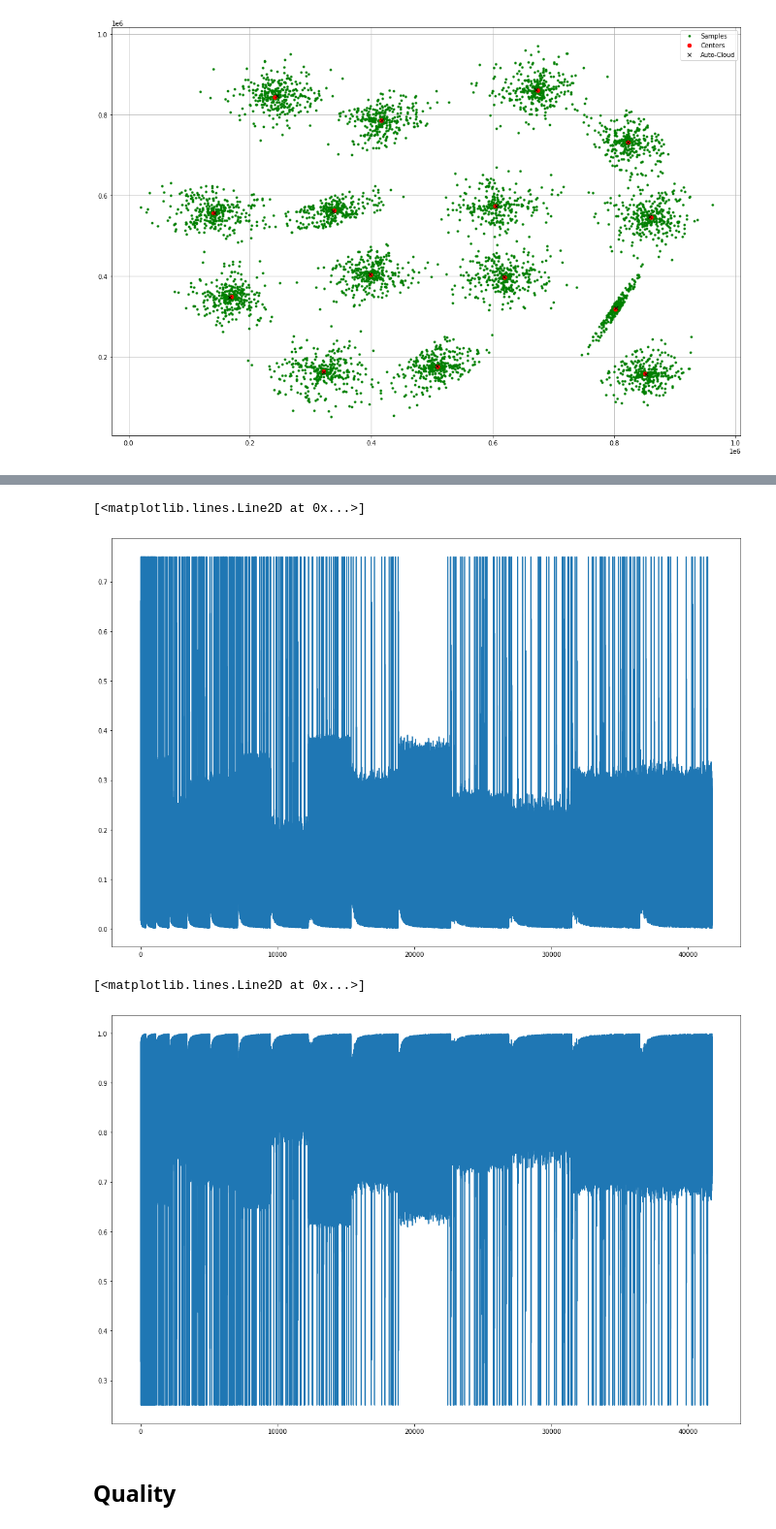
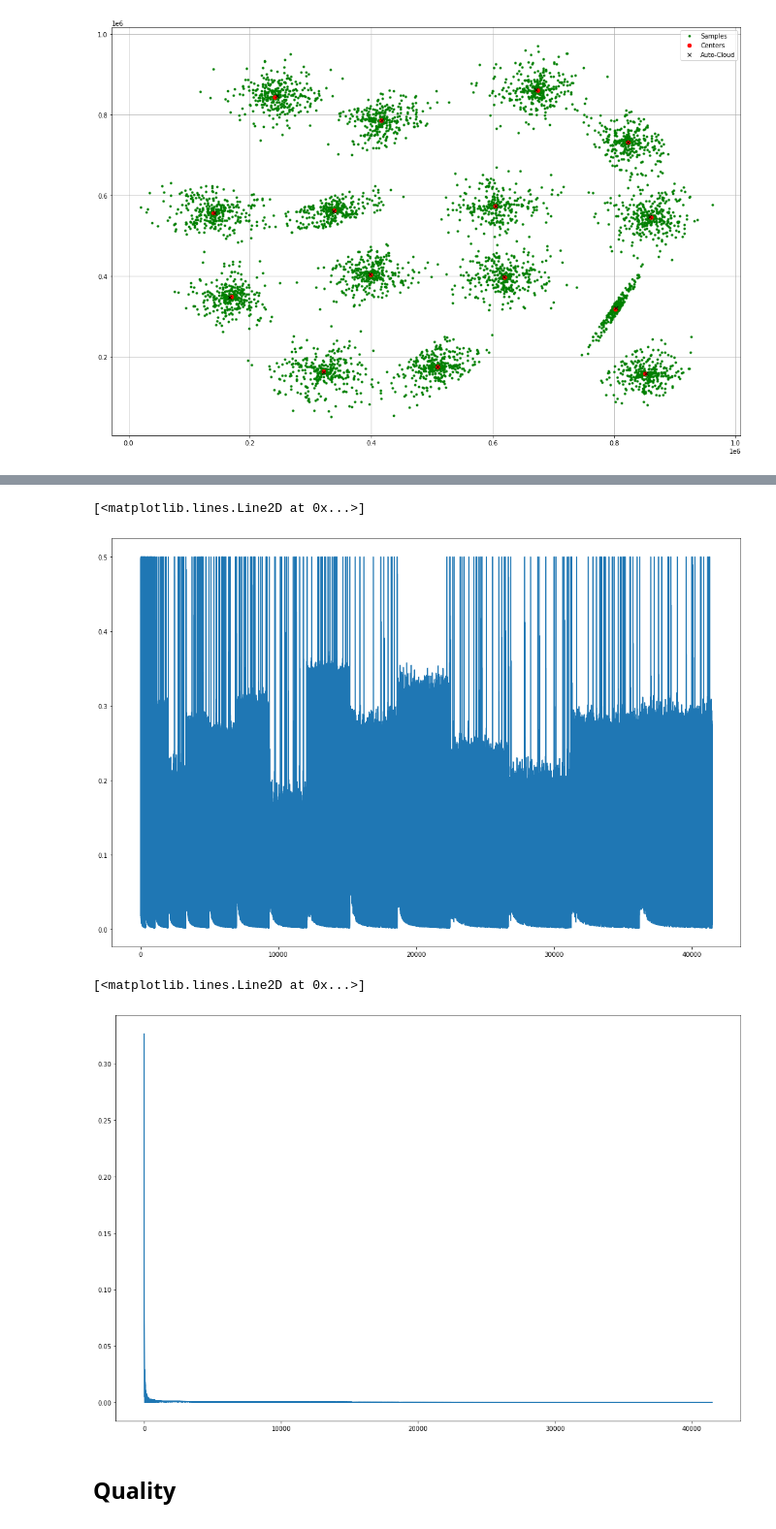
Before and after one commit to MailsonRibeiroSantos/AutoCloud, a Jupyter notebook: Auto_Cloud.ipynb, the cells around one changed output, grey strips where cells are left out. Shown: that part at 97% size. Drawn from its saved outputs; the diff is of its cells as text; code cells hidden in the pictures.

Commit message:
AutoCloud equation update

```diff
--- a/Auto_Cloud.ipynb
+++ b/Auto_Cloud.ipynb
@@ -112,13 +116,15 @@ class AutoCloud:
 			createCloud = True
 			AutoCloud.alfa = np.zeros((np.size(AutoCloud.c)),dtype=float)
 			for data in AutoCloud.c:
-				n= data.n +1
+				n = data.n + 1
 				mean = ((n-1)/n)*data.mean + (1/n)*X
-				variance = ((n-1)/n)*data.variance +(1/n)*((np.linalg.norm(X-mean))**2)
+				variance = ((n-1)/n)*data.variance +(1/(n-1))*((np.linalg.norm(X-mean))**2)
 				eccentricity=(1/n)+((mean-X).T.dot(mean-X))/(n*variance)
 				norm_eccentricity = eccentricity/2
-				norm_typicality = 1 - norm_eccentricity
+				typicality = 1 - eccentricity
+				norm_typicality = typicality/(AutoCloud.k-2)
 				AutoCloud.listEccentricity.append(eccentricity)
+				AutoCloud.listTypicality.append(typicality)
 				AutoCloud.listNormEccentricity.append(norm_eccentricity)
 				AutoCloud.listNormTypicality.append(norm_typicality)
 				if(norm_eccentricity<=(AutoCloud.m**2 +1)/(2*n)):
@@ -179,9 +185,9 @@ c_s1 = np.array([centroides_s1["1"],centroides_s1["2"]])
 dados = np.array([df["x"],df["y"]])
 # %%
 dados= dados.T
-teste=AutoCloud(2)
+test=AutoCloud(2)
 for t in dados:
-    teste.run(np.array(t))
+    test.run(np.array(t))
 # %%
 plt.rcParams["figure.figsize"] = (18,12)
 plt.grid()
@@ -202,13 +213,13 @@ plt.plot(teste.listEccentricity)
 # %%
-plt.plot(teste.listNormEccentricity)
+plt.plot(test.listNormEccentricity)
 # %% [output]
 [<matplotlib.lines.Line2D at 0x...>]
-[figure, old version]
+[figure, new version]
 # %%
-plt.plot(teste.listNormTypicality)
+plt.plot(test.listNormTypicality)
 # %% [output]
 [<matplotlib.lines.Line2D at 0x...>]
-[figure, old version]
+[figure, new version]
 # %% [markdown]
 ## Quality
 # %%
```
Also changed, not shown: parts of 20 cells of this notebook.
